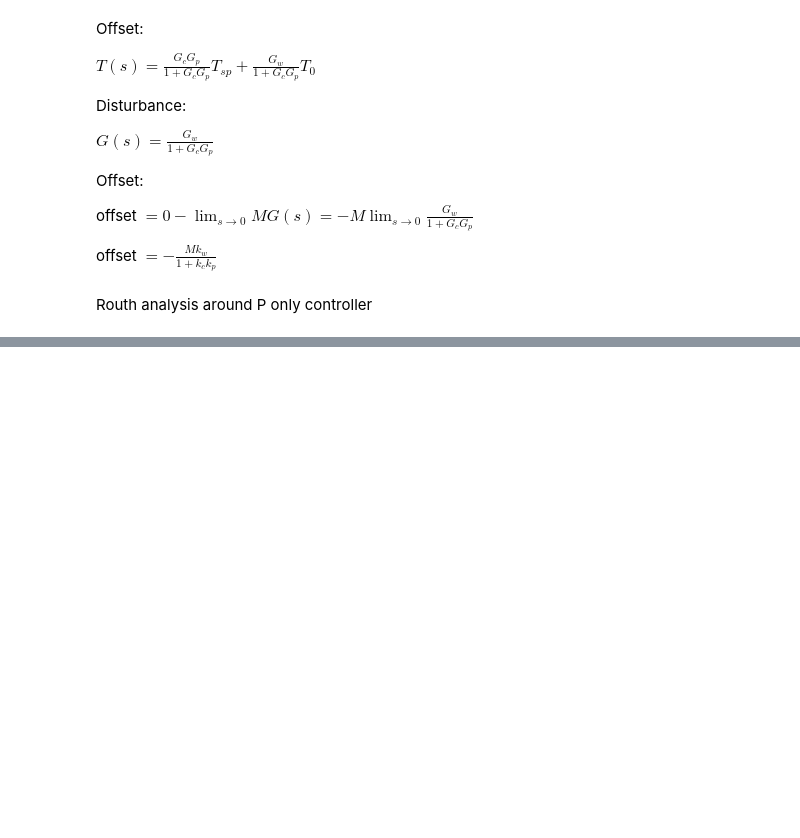
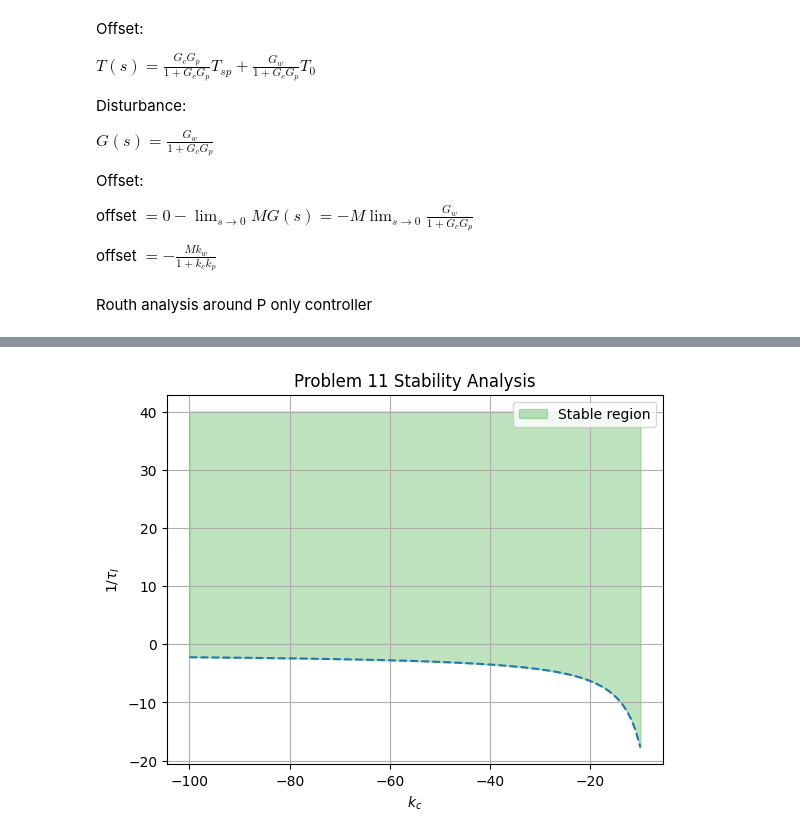
Before and after one commit to nibhscripta/461-Project, a Jupyter notebook: python_workbook.ipynb, the cells around one changed output, grey strips where cells are left out. Cells and saved outputs as stored; diff of their text form; code cells hidden in the pictures; blank space fills up the shorter version.

```diff
--- a/python_workbook.ipynb
+++ b/python_workbook.ipynb
@@ -312,8 +276,14 @@ G_p = (c * (s * sympy.matrices.eye(3) - A)**-1 * b)[0]
+# %%
+G_w = (0.0625 * s + 0.09514) / (s**2 + 1.323 * s + 0.08776)
+G_p = (-0.03673 * s - 0.05592) / (s**2 + 1.323 * s + 0.08776)
+
+k_c, k_I = symbols("k_c, k_I")
 # %%
-k_c = symbols('k_c')
+G_c = k_c
+G = simplify(G_w / (1 + G_c * G_p))
+den = expand(sympy.parsing.sympy_parser.parse_expr(str(G).split("/")[1]))
 
-G_c = k_c
-
-G = simplify(G_w / (1 + G_c * G_p))
-
-den = expand(sympy.parsing.sympy_parser.parse_expr(str(G).split("/")[1]))
+a_0 = den.coeff(s**2)
+a_1 = den.coeff(s)
+a_2 = simplify(den - a_0 * s**2 - a_1 * s)
+B_1 = a_2
@@ -342,8 +315,0 @@ Routh analysis PI controller
-# %%
-k_c, tau_I = symbols('k_c, tau_I')
-
-G_c = k_c * (1 + 1 / tau_I / s)
-
-G = simplify(G_w / (1 + G_c * G_p))
-
-den = expand(sympy.parsing.sympy_parser.parse_expr(str(G).split("/")[1]))
@@ -374,0 +324,15 @@ $\displaystyle - \frac{\left(6.71132746630634 \cdot 10^{-6} k_{c} \tau_{I} \left
+# %%
+ineq = lambda k_c: (-0.0020539416*k_c**2 + 0.0772055848*k_c - 0.11610648) / (k_c*(0.0013490929*k_c + 0.00732621))
+
+vals = np.linspace(-100, -10, 100)
+
+plt.plot(vals, ineq(vals), "--")
+plt.fill_between(vals, ineq(vals), 40, color="tab:green", alpha=0.3, label="Stable region")
+plt.grid(which="both", axis="both")
+plt.legend()
+plt.xlabel(r"$k_c$")
+plt.ylabel(r"$1/\tau_I$")
+plt.title("Problem 11 Stability Analysis")
+plt.show()
+# %% [output]
+[figure, added]
```
Also changed, not shown: parts of 55 cells of this notebook, 26 other files.
